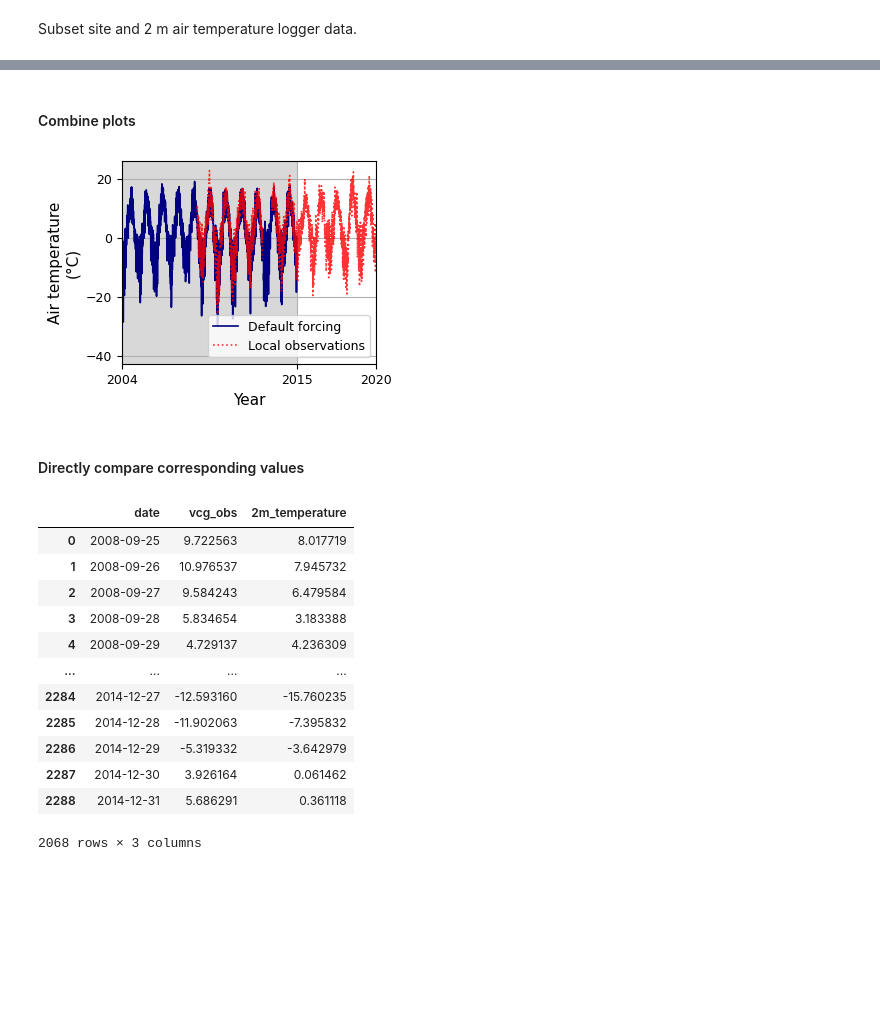
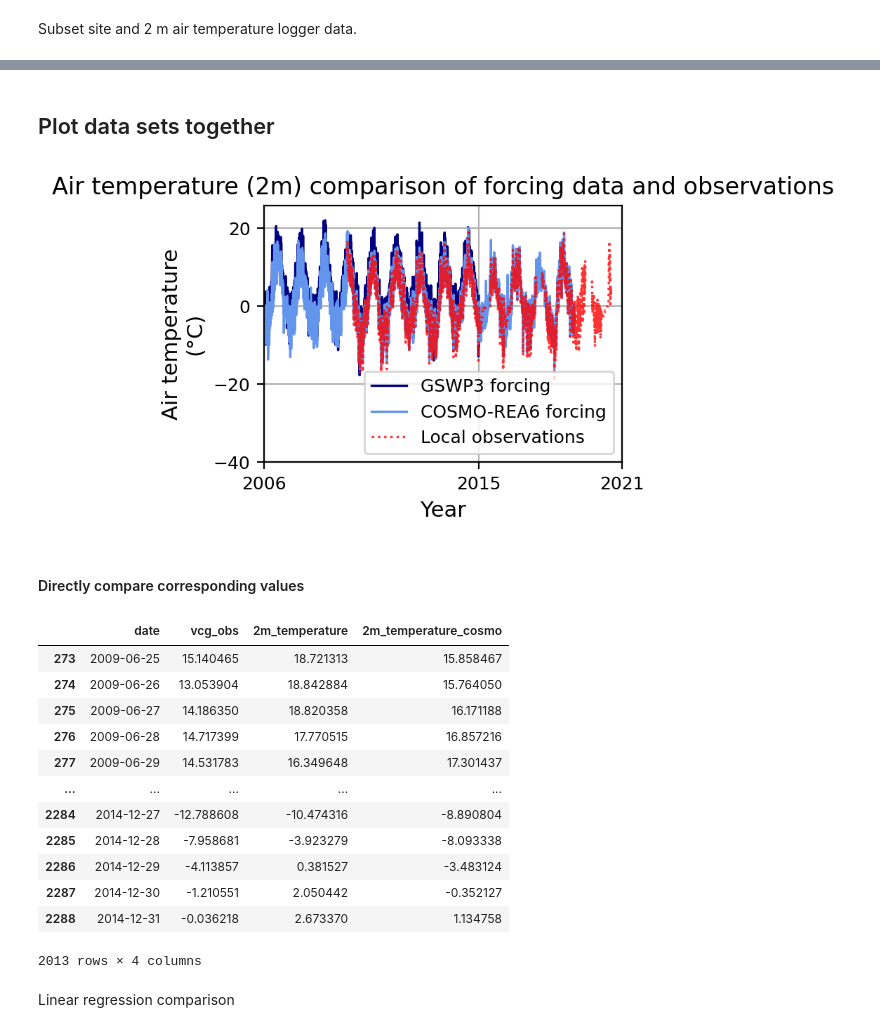
Before and after one commit to evalieungh/FATES_INCLINE, a Jupyter notebook: src/analysis_and_plotting/forcing_vs_vcg_temperature.ipynb, the cells around one changed output, grey strips where cells are left out. Drawn from its saved outputs; the diff is of its cells as text; code cells hidden in the pictures; blank space fills up the shorter version.

```diff
--- a/src/analysis_and_plotting/forcing_vs_vcg_temperature.ipynb
+++ b/src/analysis_and_plotting/forcing_vs_vcg_temperature.ipynb
@@ -106 +118,4 @@ Subset site and 2 m air temperature logger data.
+# %%
+# Site name in observational dataset
+site_name_vcg = "Skjelingahaugen"
 # %%
@@ -164,6 +180,6 @@ Text(0, 0.5, '2m air temperature [°C]')
 # %%
 # Calculate daily mean
-obs_temp_daily_mean = bor1_2m_temp_df.groupby(pd.Grouper(key='date', freq='D'))['value'].mean()
+obs_temp_daily_mean = temperature_df.groupby(pd.Grouper(key='date', freq='D'))['value'].mean()
 # %%
 # Quick visualization
 obs_temp_daily_mean.plot()
@@ -233,0 +254,11 @@ ax.set_xlim(pd.Timestamp(2009, 1, 1), pd.Timestamp(2015, 1, 1))
+# %%
+cosmo_df = pd.DataFrame(columns=['date', '2m_temperature', 'precipitation'])
+
+# Subset date, convert to datetime format. Expect a warning due to GSWP3 special NOLEAP calendar format.
+cosmo_df['date'] = cosmo_climate_data.indexes['time'].to_datetimeindex()
+
+# Subset temperature, convert to deg. C
+cosmo_df['2m_temperature'] = cosmo_climate_data['TBOT'].values.flatten() - 273.15
+
+# Subset precipitation, convert from [mm H2O / sec] to total (3h=10800s model time step)
+cosmo_df['precipitation'] = cosmo_climate_data["PRECTmms"].values.flatten() * 10800
@@ -233,0 +286,4 @@ ax.set_xlim(pd.Timestamp(2009, 1, 1), pd.Timestamp(2015, 1, 1))
+# %%
+# Calculate daily means
+cosmo_daily_temp_df = cosmo_df.groupby(pd.Grouper(key='date', freq='D'))['2m_temperature'].mean()
+cosmo_daily_temp_df.head()
@@ -234,5 +311,5 @@ ax.set_xlim(pd.Timestamp(2009, 1, 1), pd.Timestamp(2015, 1, 1))
 # %% [markdown]
-#### Combine plots
+## Plot data sets together
 # %%
 fig, ax = plt.subplots(dpi=DPI, figsize=FIG_SIZE_CM)
 
@@ -240,9 +317,16 @@ fig, ax = plt.subplots(dpi=DPI, figsize=FIG_SIZE_CM)
 ax.plot(gswp3_daily_temp_df.index,
         gswp3_daily_temp_df.values,
         linewidth=1.2,
-        color="#000080",
-        label="Default forcing"
+        color="navy",
+        label="GSWP3 forcing"
        )
+
+# COSMO-REA6
+ax.plot(cosmo_daily_temp_df.index,
+        cosmo_daily_temp_df.values,
+        linewidth=1.2,
+        color="cornflowerblue",
+        label="COSMO-REA6 forcing")
 
 # VCG
 ax.plot(obs_temp_daily_mean.index,
@@ -252,44 +336,38 @@ ax.plot(obs_temp_daily_mean.index,
         alpha=0.8,
         color="red",
         label="Local observations"
        )
 
-# Add simulation climate forcing period as shaded area
-ax.axvspan(xmin=pd.Timestamp(2004, 1, 1),
-           xmax=pd.Timestamp(2015, 1, 1),
-           alpha=0.3,
-           facecolor="gray",
-           edgecolor=None
-          )
 
 ax.set_ylabel("Air temperature\n(°C)", fontsize=AX_LABEL_FONT_SIZE)
 ax.set_xlabel("Year", fontsize=AX_LABEL_FONT_SIZE)
+ax.set_title("Air temperature (2m) comparison of forcing data and observations")
 
 #ax.xaxis.set_major_locator(plt.MaxNLocator(3))
-ax.set_xlim(pd.Timestamp(2004, 1, 1), pd.Timestamp(2020, 1, 1))
+ax.set_xlim(pd.Timestamp(2006, 1, 1), pd.Timestamp(2021, 1, 1))
 ax.set_xticks(
-    [pd.Timestamp(2004, 1, 1),
+    [pd.Timestamp(2006, 1, 1),
      pd.Timestamp(2015, 1, 1),
-     pd.Timestamp(2020, 1, 1)]
+     pd.Timestamp(2021, 1, 1)]
 )
 
 ax.tick_params(axis='both', which='major', labelsize=TICK_LABEL_FONT_SIZE)
 
 import matplotlib.dates as mdates
 my_format = mdates.DateFormatter('%Y')
 ax.xaxis.set_major_formatter(my_format)
 
 ax.grid()
 ax.legend(fontsize=TICK_LABEL_FONT_SIZE)
 
 # Number of y-ticks
 ax.set_yticks([-40, -20, 0, 20])
 
 # Save figure
 fig.tight_layout()
 fig.savefig(fname=f"{plot_save_path}/gswp3_vcg_temperatures.png", format='png')
 # %% [output]
-[figure, old version]
+[figure, new version]
 # %% [markdown]
 #### Directly compare corresponding values
 # %%
@@ -299,22 +377,25 @@ temp_bias_df = pd.DataFrame(columns=['date', 'vcg_obs'])
 temp_bias_df['date'] = pd.to_datetime(obs_temp_daily_mean.index).tz_localize(None)
 temp_bias_df['vcg_obs'] = obs_temp_daily_mean.values
 temp_bias_df = temp_bias_df.join(other=gswp3_daily_temp_df, how='left', on='date')
+temp_bias_df = temp_bias_df.join(other=cosmo_daily_temp_df, how='left', on='date', rsuffix='_cosmo')
 
 # Drop rows with missing entries
 temp_bias_df = temp_bias_df.dropna(axis=0)
 temp_bias_df
 # %% [output]
-|  | date | vcg_obs | 2m_temperature |
-| 0 | 2008-09-25 | 9.722563 | 8.017719 |
-| 1 | 2008-09-26 | 10.976537 | 7.945732 |
-| 2 | 2008-09-27 | 9.584243 | 6.479584 |
-| 3 | 2008-09-28 | 5.834654 | 3.183388 |
-| 4 | 2008-09-29 | 4.729137 | 4.236309 |
-| ... | ... | ... | ... |
-| 2284 | 2014-12-27 | -12.593160 | -15.760235 |
-| 2285 | 2014-12-28 | -11.902063 | -7.395832 |
-| 2286 | 2014-12-29 | -5.319332 | -3.642979 |
-| 2287 | 2014-12-30 | 3.926164 | 0.061462 |
-| 2288 | 2014-12-31 | 5.686291 | 0.361118 |
+|  | date | vcg_obs | 2m_temperature | 2m_temperature_cosmo |
+| 273 | 2009-06-25 | 15.140465 | 18.721313 | 15.858467 |
+| 274 | 2009-06-26 | 13.053904 | 18.842884 | 15.764050 |
+| 275 | 2009-06-27 | 14.186350 | 18.820358 | 16.171188 |
+| 276 | 2009-06-28 | 14.717399 | 17.770515 | 16.857216 |
+| 277 | 2009-06-29 | 14.531783 | 16.349648 | 17.301437 |
+| ... | ... | ... | ... | ... |
+| 2284 | 2014-12-27 | -12.788608 | -10.474316 | -8.890804 |
+| 2285 | 2014-12-28 | -7.958681 | -3.923279 | -8.093338 |
+| 2286 | 2014-12-29 | -4.113857 | 0.381527 | -3.483124 |
+| 2287 | 2014-12-30 | -1.210551 | 2.050442 | -0.352127 |
+| 2288 | 2014-12-31 | -0.036218 | 2.673370 | 1.134758 |
-2068 rows × 3 columns
+2013 rows × 4 columns
+# %% [markdown]
+Linear regression comparison
 # %%
```
Also changed, not shown: parts of 28 cells of this notebook.
